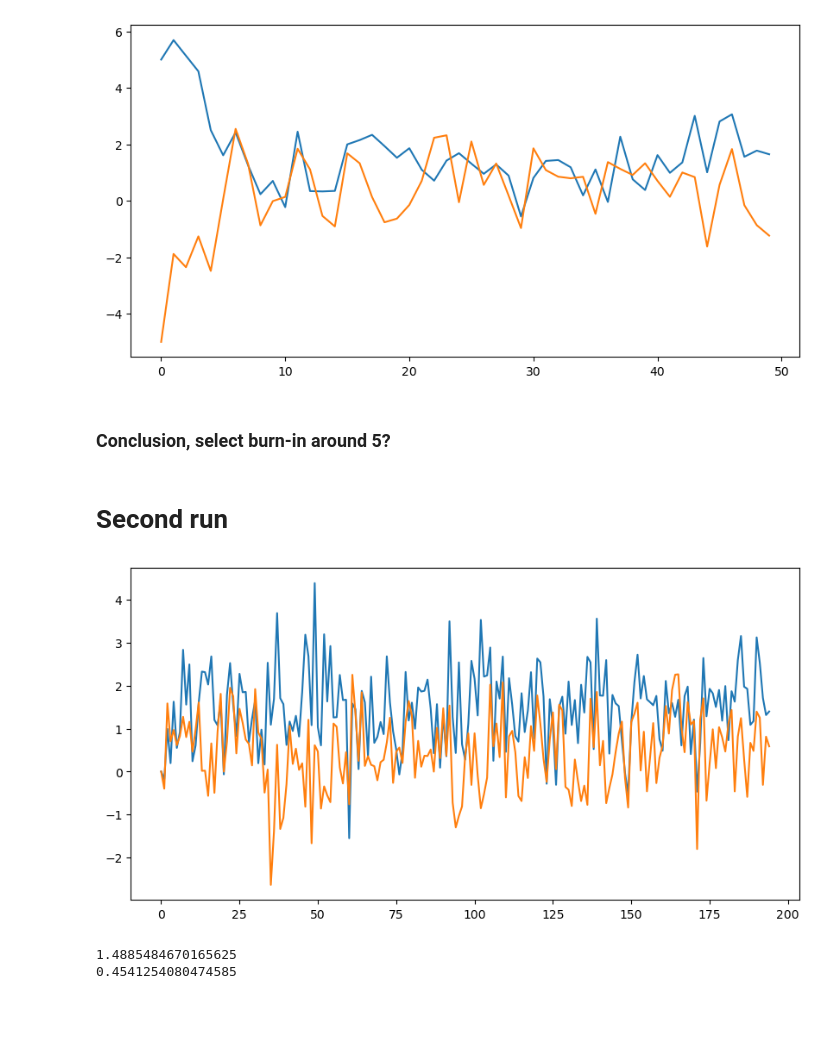
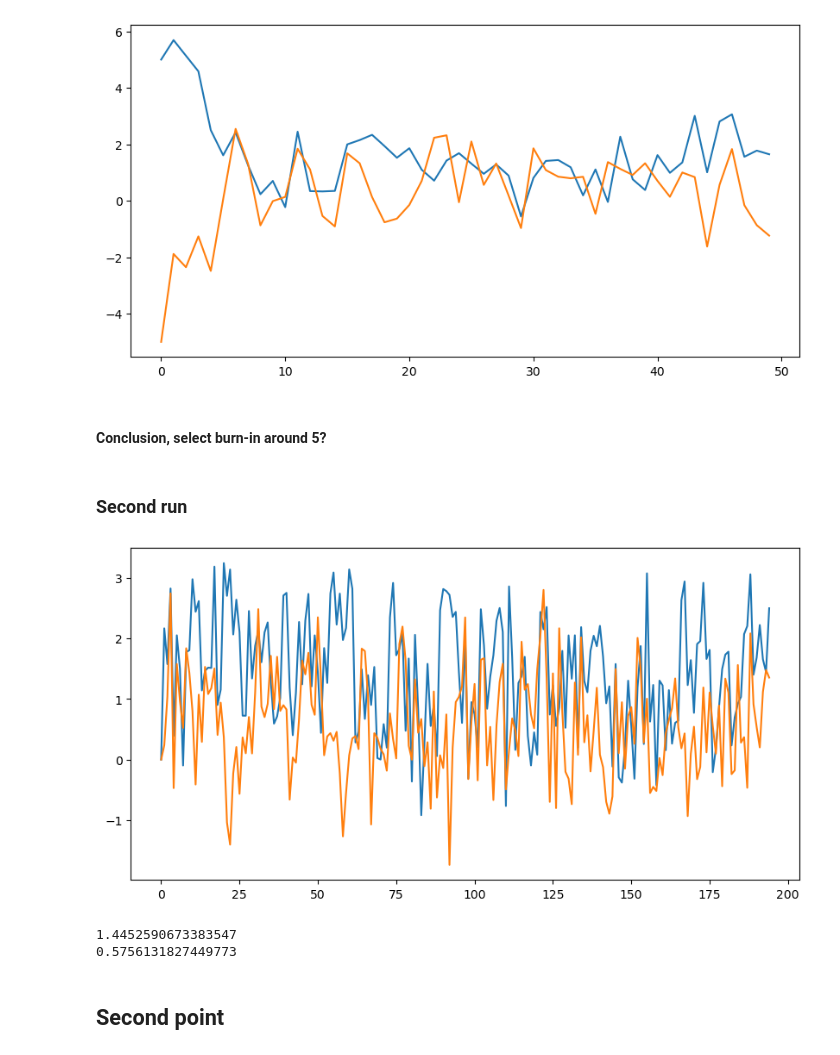
Before and after one commit to emiresenov/APML, a Jupyter notebook: Project.ipynb, the cells around one changed output. Drawn from its saved outputs; the diff is of its cells as text; code cells hidden in the pictures; blank space fills up the shorter version.

```diff
--- a/Project.ipynb
+++ b/Project.ipynb
@@ -78,18 +82,22 @@ plt.show()
 # %% [output]
 [figure]
 # %% [markdown]
-### Conclusion, select burn-in around 5?
+#### Conclusion, select burn-in around 5?
 # %% [markdown]
-# Second run
+### Second run
 # %%
-s1, s2 = gibbs(y, mu_a, A, b, sigma_a, sigma_ba, 200, 5, [-5,5])
+n_samples = 200
+burn = 5
+s1, s2 = gibbs(y, mu_a, A, b, sigma_a, sigma_ba, n_samples, burn, [-5,5])
 plt.plot(s1)
 plt.plot(s2)
 plt.show()
 
 print(np.mean(s1))
 print(np.mean(s2))
 # %% [output]
-[figure, old version]
+[figure, new version]
-1.4885484670165625
-0.4541254080474585
+1.4452590673383547
+0.5756131827449773
+# %% [markdown]
+## Second point
```
Also changed, not shown: parts of 6 cells of this notebook.
